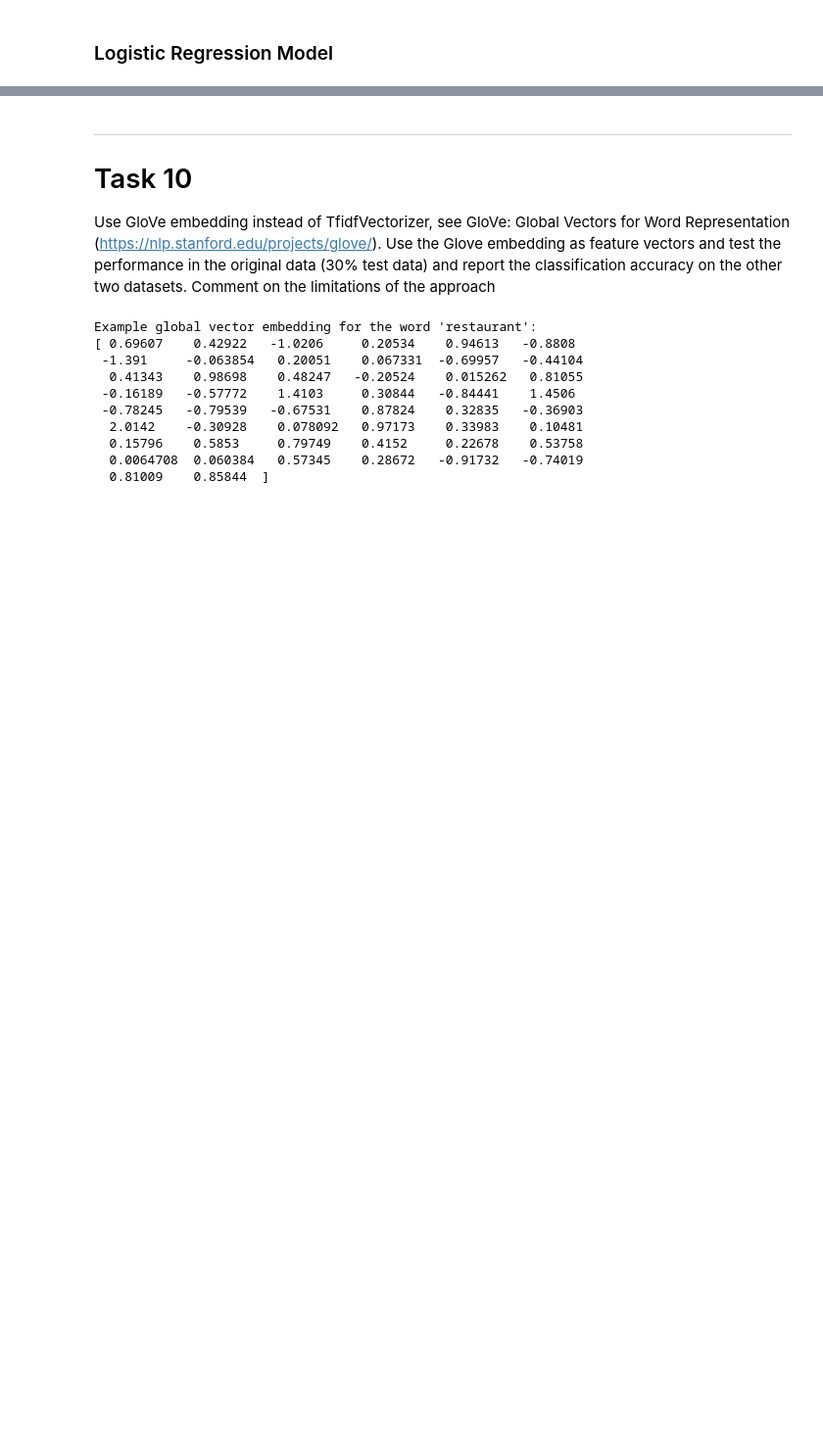
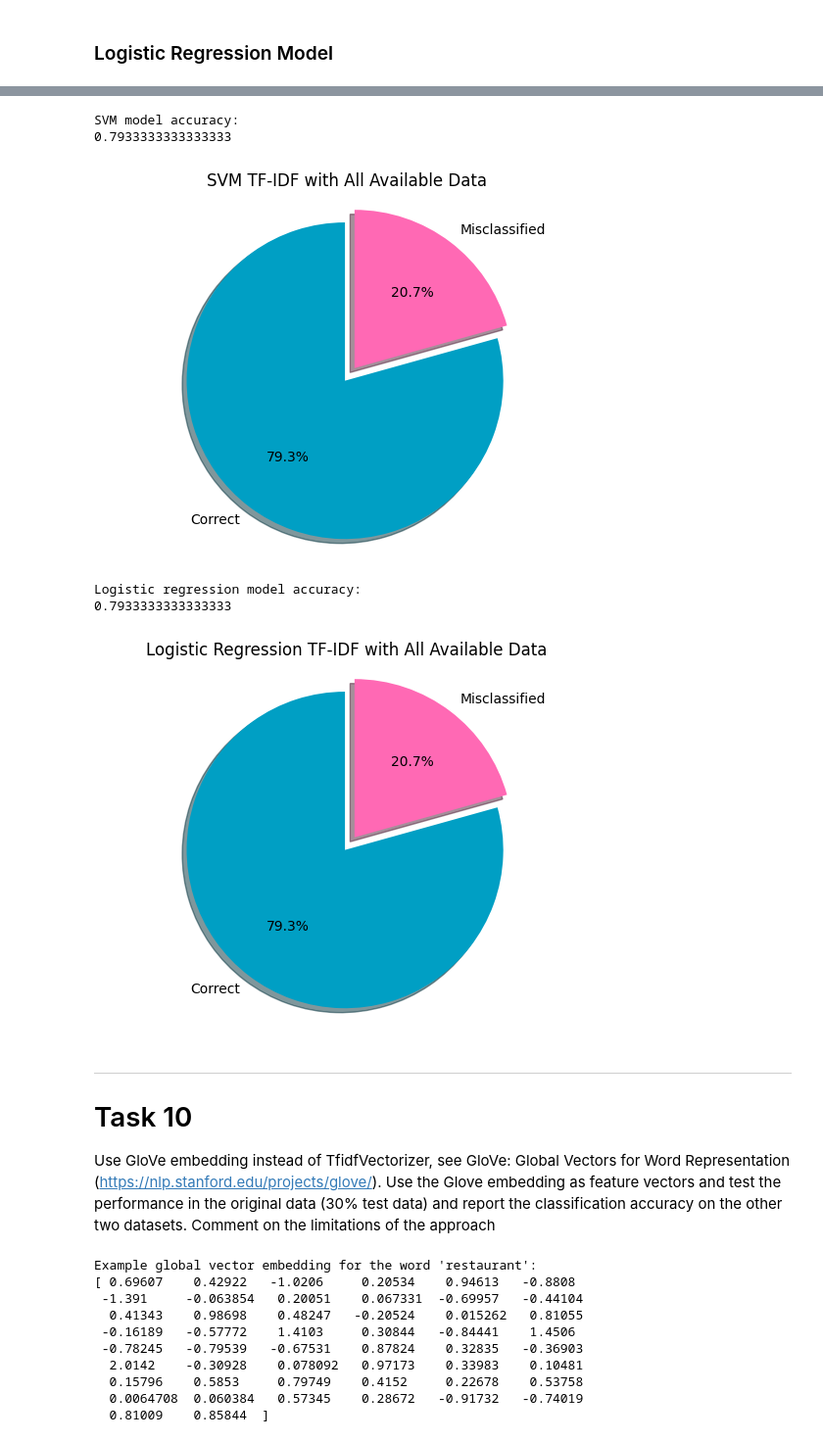
Before and after one commit to VilleKylmamaa/SentimentAnalysisMachineLearning, a Jupyter notebook: Restaurant_Review_Analysis.ipynb, the cells around one changed output, grey strips where cells are left out. Shown at 98% size. Saved outputs shown, nothing was run; the diff lists cells and outputs as text; code cells hidden in the pictures; blank space fills up the shorter version.

```diff
--- a/Restaurant_Review_Analysis.ipynb
+++ b/Restaurant_Review_Analysis.ipynb
@@ -1168,3 +1172,81 @@ plt.show()
+# %%
+
+ml_review_column = review_column.tolist()
+ml_liked_column = liked_column.tolist()
+
+# Lemmatisation is the only type of pre-processing used for the machine learning models.
+# Removing stopwords discards important negation cues. For example, the word "not" -> "not good" becomes "good".
+# Turning the words to lowercase is not used because capitalization brings emotion. For example, FULL CAPITALIZATION.
+ml_review_column = [WordNetLemmatizer().lemmatize(word) for word in ml_review_column]
+
+# Divide the reviews into training and test data
+review_train, review_test, liked_train, liked_test = train_test_split(
+    ml_review_column,
+    ml_liked_column,
+    test_size=0.3
+)
+
+
+# Use tf-idf vectorizer to fit and transform review training data
+TFIDF = TfidfVectorizer(max_features=500, max_df=0.60, min_df=2)
+tfidf_fit_trans_review = TFIDF.fit_transform(review_train)
+
+# Retrain the SVM model with ALL the reviews from the original data
+svm_model.fit(
+    tfidf_fit_trans_review,
+    liked_train
+)
+
+# Make predictions using the model
+svm_model_predictions = svm_model.predict(
+    TFIDF.transform(review_test)
+)
+
+# Get accuracy of the predictions
+svm_model_accuracy = accuracy_score(liked_test, svm_model_predictions)
+
+print(f"\nSVM model accuracy:\n{svm_model_accuracy}")
+
+sizes = [svm_model_accuracy, 1 - svm_model_accuracy]
+explode = (0, 0.1)
+fig1, ax1 = plt.subplots()
+ax1.pie(sizes, explode=explode, labels=labels, autopct='%1.1f%%', shadow=True, startangle=90, colors=("#009FC4", "hotpink"))
+ax1.axis('equal')
+plt.title("SVM TF-IDF with All Available Data")
+plt.show()
+
+
+
+# Train the model with the review column tf-idf fitted and transformed training data, and liked column training data
+log_reg_model.fit(
+    tfidf_fit_trans_review,
+    liked_train
+)
+
+# Make predictions using the model
+log_reg_model_predictions = log_reg_model.predict(
+    TFIDF.transform(review_test)
+)
+
+# Get accuracy of the predictions
+log_reg_model_accuracy = accuracy_score(liked_test, log_reg_model_predictions)
+
+print(f"\nLogistic regression model accuracy:\n{log_reg_model_accuracy}")
+
+sizes = [log_reg_model_accuracy, 1 - log_reg_model_accuracy]
+explode = (0, 0.1)
+fig1, ax1 = plt.subplots()
+ax1.pie(sizes, explode=explode, labels=labels, autopct='%1.1f%%', shadow=True, startangle=90, colors=("#009FC4", "hotpink"))
+ax1.axis('equal')
+plt.title("Logistic Regression TF-IDF with All Available Data")
+plt.show()
+# %% [output]
+SVM model accuracy:
+0.7933333333333333
+[figure, added]
+Logistic regression model accuracy:
+0.7933333333333333
+[figure, added]
 # %% [markdown]
 ----
 
```
Also changed, not shown: parts of 10 cells of this notebook.
